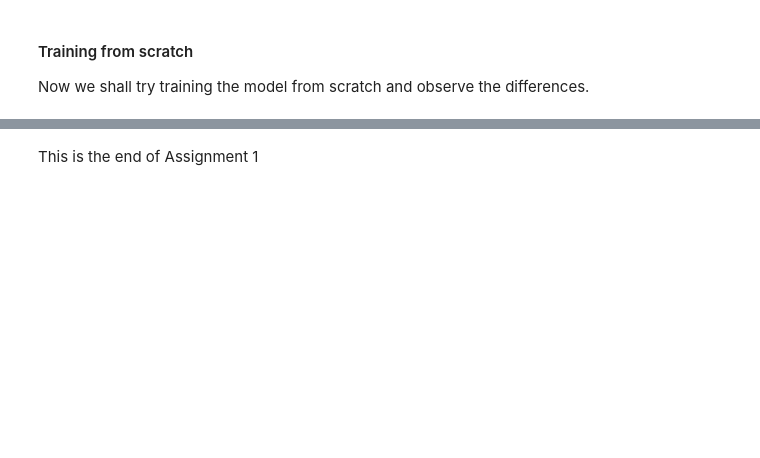
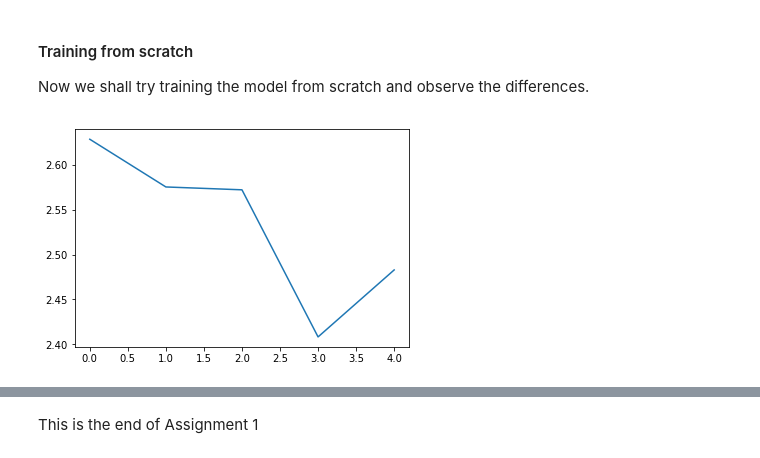
Before and after one commit to shivnshu/CS698O-VR, a Jupyter notebook: assignments/assignment_1_2/assignment_1_2.ipynb, the cells around one changed output, grey strips where cells are left out. Saved outputs shown, nothing was run; the diff lists cells and outputs as text; code cells hidden in the pictures; blank space fills up the shorter version.

```diff
--- a/assignments/assignment_1_2/assignment_1_2.ipynb
+++ b/assignments/assignment_1_2/assignment_1_2.ipynb
@@ -58,7 +58,7 @@ class CDATA(torch.utils.data.Dataset): # Extend PyTorch's Dataset class
         img_names=[]
         labels = []
         count = 0
-        for c in dir_names[0:10]:
+        for c in dir_names:
             names = os.listdir(root_dir + dir1 + c)
             N = len(names)
             for n in range(N):
@@ -86,8 +86,8 @@ class CDATA(torch.utils.data.Dataset): # Extend PyTorch's Dataset class
         return self.transform(img_pil), self.labels[idx]
 # %%
 composed_transform = transforms.Compose([transforms.Scale((32,32)),transforms.ToTensor()])
-train_dataset = CDATA(root_dir='./data/', train=True, transform=composed_transform) # Supply proper root_dir
-test_dataset = CDATA(root_dir='./data/', train=False, transform=composed_transform) # Supply proper root_dir
+train_dataset = CDATA(root_dir='../notMNIST_small', train=True, transform=composed_transform) # Supply proper root_dir
+test_dataset = CDATA(root_dir='../notMNIST_small', train=False, transform=composed_transform) # Supply proper root_dir
 
 train_loader = torch.utils.data.DataLoader(dataset=train_dataset, batch_size=batch_size, shuffle=True)
 test_loader = torch.utils.data.DataLoader(dataset=test_dataset, batch_size=batch_size, shuffle=False)
@@ -168,7 +168,7 @@ model = CustomResnet(num_classes = 100) # 100 classes since CIFAR-100 has 100 cl
 
 # Load CIFAR-100 weights. (Download them from assignment page)
 # If network was properly implemented, weights should load without any problems
-model.load_state_dict(torch.load('./CIFAR-100_weights')) # Supply the path to the weight file
+model.load_state_dict(torch.load('../CIFAR-100_weights')) # Supply the path to the weight file
 # %% [markdown]
 ##### Optional
 As a sanity check you may load the CIFAR-100 test dataset and test the above model. You should get an accuracy of ~41%. This part is optional and is meant for your convenience.
@@ -281,16 +262,18 @@ Now we shall try training the model from scratch and observe the differences.
 # %%
 # Reinstantiate the model and optimizer
 model = CustomResnet(num_classes = 10)
 model.cuda()
 
 for param in model.parameters():
     param.requires_grad = True
 
-optimizer_fromScratch = torch.optim.Adam(model.parameters(), lr = learning_rate)
+optimizer_resnet18 = torch.optim.Adam(model.parameters(), lr = learning_rate)
 criterion = nn.CrossEntropyLoss().cuda()
 
 # Train
 %time train()
 
 # Test
 %time test()
+# %% [output]
+[figure, added]
```
Also changed, not shown: parts of 5 cells of this notebook, 2 other files.
